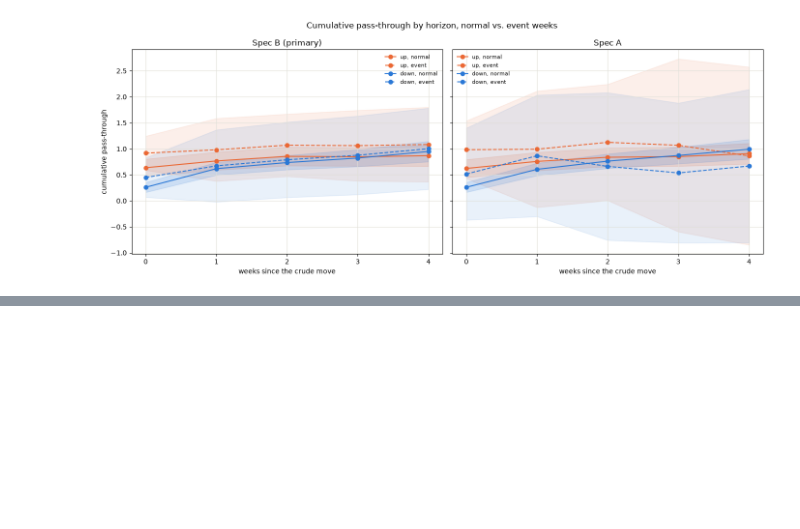
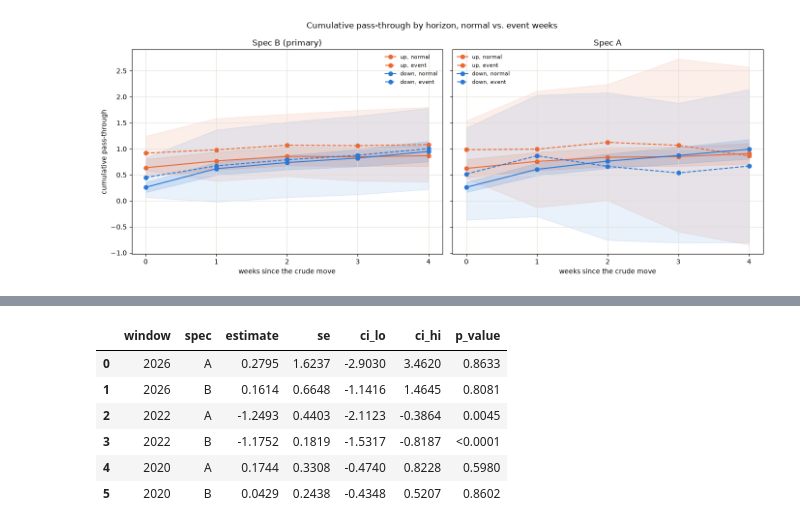
Before and after one commit to ElKuksi/gasoline-rockets-and-feathers, a Jupyter notebook: notebooks/07_2026_event_study.ipynb, the cells around one changed output, grey strips where cells are left out. Cells and saved outputs as stored; diff of their text form; code cells hidden in the pictures; blank space fills up the shorter version.

```diff
--- a/notebooks/07_2026_event_study.ipynb
+++ b/notebooks/07_2026_event_study.ipynb
@@ -619,0 +763,17 @@ Bands overlap across the whole horizon in both panels, for both up and down —
+# %%
+asymmetry_change_table = pd.DataFrame(
+    [
+        {"window": wname, "spec": sname, **event_study_results[(wname, sname)]["asymmetry_change"]}
+        for wname in window_order
+        for sname in ["A", "B"]
+    ]
+)[["window", "spec", "estimate", "se", "ci_lo", "ci_hi", "p_value"]]
+display_with_pvalue(asymmetry_change_table)
+# %% [output]
+|  | window | spec | estimate | se | ci_lo | ci_hi | p_value |
+| 0 | 2026 | A | 0.2795 | 1.6237 | -2.9030 | 3.4620 | 0.8633 |
+| 1 | 2026 | B | 0.1614 | 0.6648 | -1.1416 | 1.4645 | 0.8081 |
+| 2 | 2022 | A | -1.2493 | 0.4403 | -2.1123 | -0.3864 | 0.0045 |
+| 3 | 2022 | B | -1.1752 | 0.1819 | -1.5317 | -0.8187 | <0.0001 |
+| 4 | 2020 | A | 0.1744 | 0.3308 | -0.4740 | 0.8228 | 0.5980 |
+| 5 | 2020 | B | 0.0429 | 0.2438 | -0.4348 | 0.5207 | 0.8602 |
```
Also changed, not shown: parts of 34 cells of this notebook, 1 other file.
